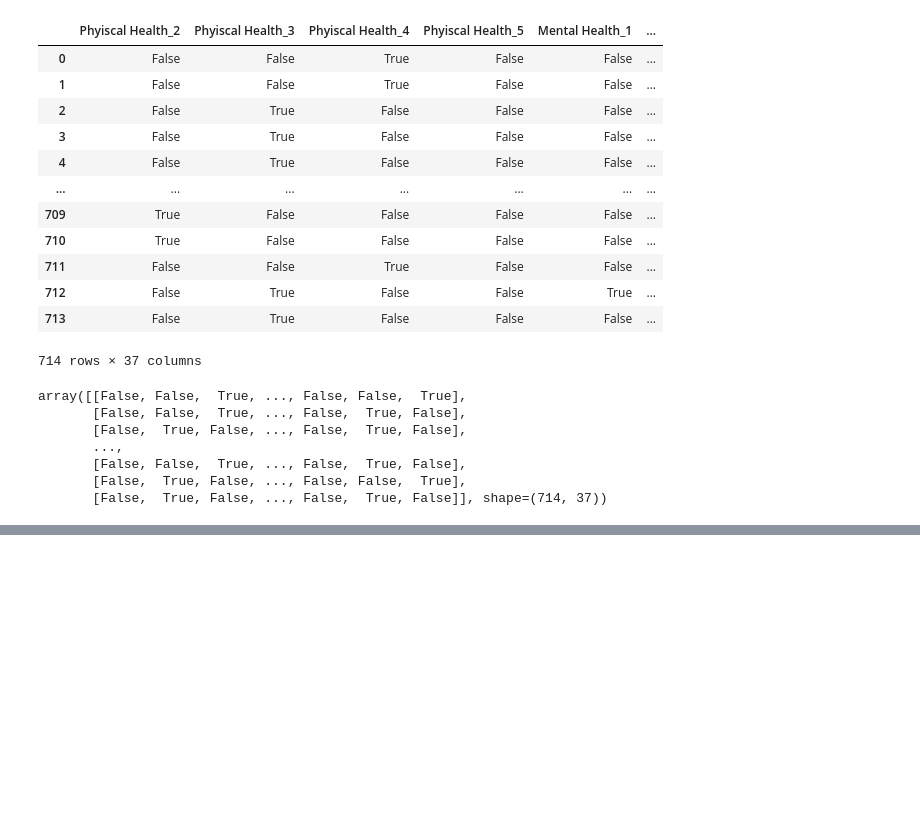
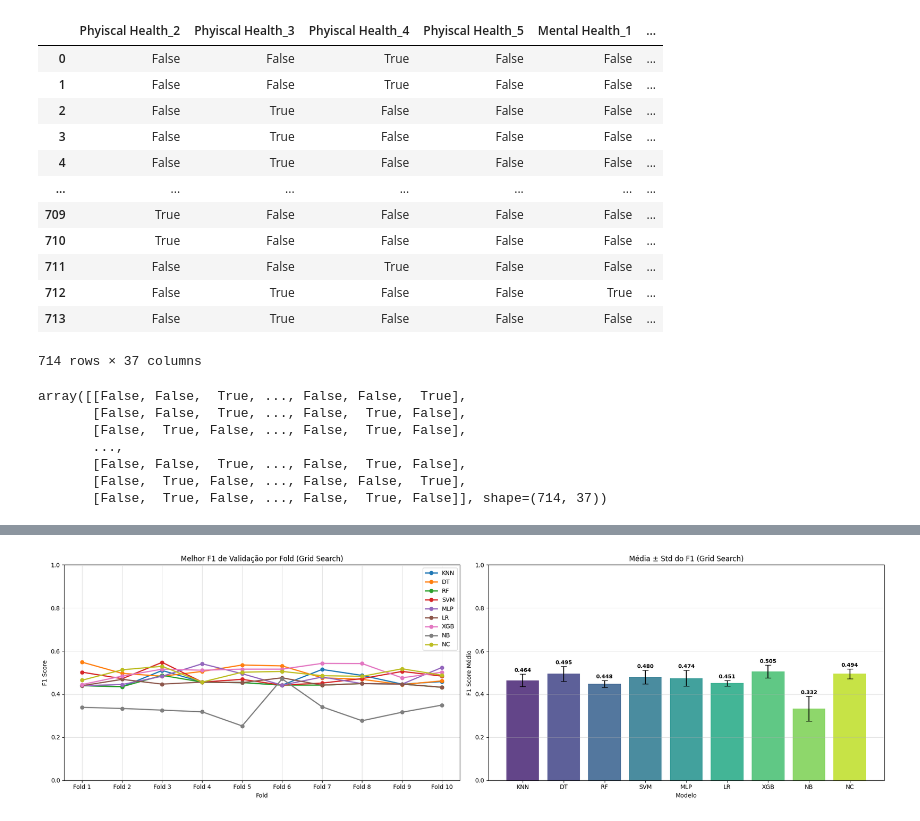
Before and after one commit to pkziinn10/Analyze-the-use-of-medical-services-by-the-elderly, a Jupyter notebook: src/AUSMI.ipynb, the cells around one changed output, grey strips where cells are left out. Drawn from its saved outputs; the diff is of its cells as text; code cells hidden in the pictures; blank space fills up the shorter version.

Commit message:
feat: Implementing new algorithms and metrics

```diff
--- a/src/AUSMI.ipynb
+++ b/src/AUSMI.ipynb
@@ -559,6 +558,15 @@ param_grid_XGB = {
     'colsample_bytree': [0.8],
     'reg_alpha': [0.1, 1.0],
 }
+# %%
+param_grid_NB = {
+    'var_smoothing': [1e-11, 1e-10, 1e-9, 1e-8, 1e-7]
+}
+# %%
+param_grid_NC = {
+    'metric': ['euclidean', 'manhattan'],
+    'shrink_threshold': [None, 0.1, 0.5, 1.0]
+}
 # %%
 kfold = KFold(n_splits=10, shuffle=True, random_state=42)
 # %%
@@ -618,6 +649,11 @@ confusion_matrices_XGB = []
 resultados_mdi = {
     'DT': [], 'RF': [], 'XGB': []
 }
+# %%
+gridsearch_results = {
+    'KNN': [], 'DT': [], 'RF': [], 'SVM': [],
+    'MLP': [], 'LR': [], 'XGB': [], 'NB': [], 'NC': []
+}
 # %%
 # função de seleção f1_macro na validação interna
 def validation_metric(y_true, y_pred):
@@ -1083,0 +1264,33 @@ Fold 10:
+# %%
+df_gs = pd.DataFrame(gridsearch_results, index=[f'Fold {i+1}' for i in range(len(gridsearch_results['KNN']))])
+
+fig, axes = plt.subplots(1, 2, figsize=(20, 6))
+
+# Linhas por fold
+for model in df_gs.columns:
+    axes[0].plot(df_gs.index, df_gs[model], marker='o', label=model, linewidth=2)
+axes[0].set_title('Melhor F1 de Validação por Fold (Grid Search)')
+axes[0].set_xlabel('Fold')
+axes[0].set_ylabel('F1 Score')
+axes[0].legend()
+axes[0].grid(True, alpha=0.4)
+axes[0].set_ylim(0, 1)
+
+# Barras com média ± std
+means = df_gs.mean()
+stds = df_gs.std()
+bars = axes[1].bar(means.index, means.values, yerr=stds.values,
+                   capsize=5, color=sns.color_palette("viridis", len(means)), alpha=0.85)
+for bar, mean, std in zip(bars, means.values, stds.values):
+    axes[1].text(bar.get_x() + bar.get_width()/2, bar.get_height() + std + 0.01,
+                 f'{mean:.3f}', ha='center', fontsize=9, fontweight='bold')
+axes[1].set_title('Média ± Std do F1 (Grid Search)')
+axes[1].set_xlabel('Modelo')
+axes[1].set_ylabel('F1 Score Médio')
+axes[1].set_ylim(0, 1)
+axes[1].grid(True, alpha=0.4, axis='y')
+
+plt.tight_layout()
+plt.show()
+# %% [output]
+[figure, added]
```
Also changed, not shown: parts of 19 cells of this notebook.
